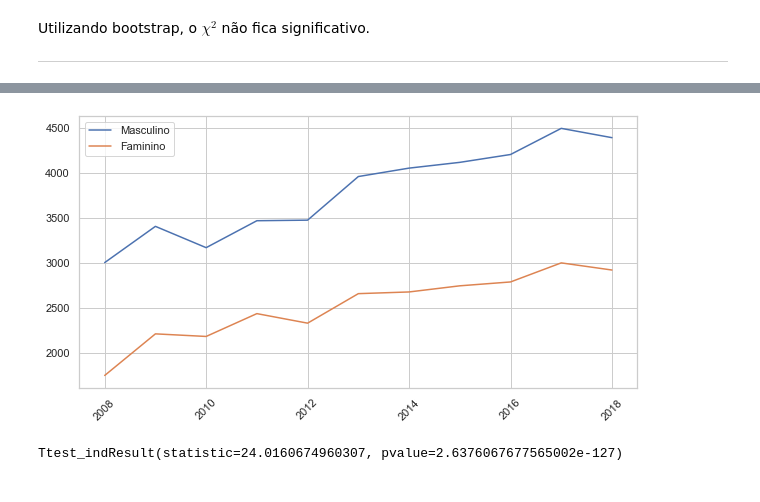
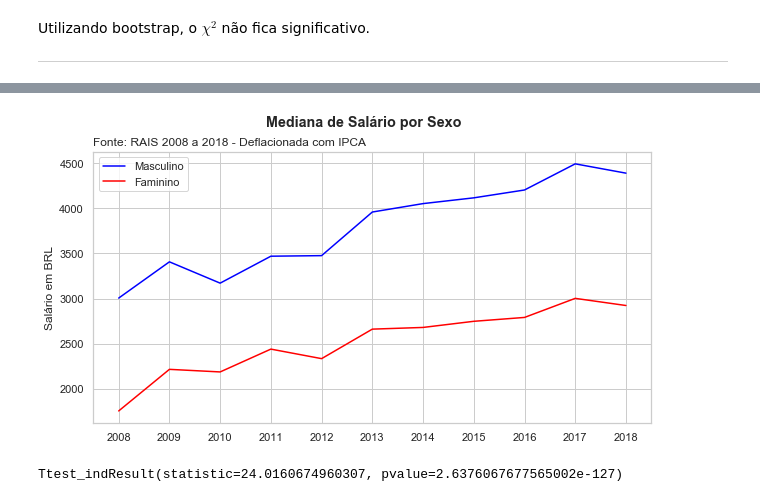
Before and after one commit to neylsoncrepalde/diversidade_mercado_ia, a Jupyter notebook: src/exploratoria.ipynb, the cells around one changed output, grey strips where cells are left out. Cells and saved outputs as stored; diff of their text form; code cells hidden in the pictures.

Commit message:
serie de salario deflacionada

```diff
--- a/src/exploratoria.ipynb
+++ b/src/exploratoria.ipynb
@@ -352,16 +352,20 @@ def deflate(nominal_values, nominal_dates, real_date, index='ipca'):
 
     return (indice.loc[indice.VALDATA.isin(nominal_dates),'indx'] * nominal_values).values
 # %%
-plt.figure(figsize=(10,5))
-plt.plot(list(range(2008, 2019)), deflate(ddd.loc[ddd['Sexo Trabalhador'] == 'Masculino', 'Vl Remun Média Nom'].values,
-       datas, '2020-01-01'), label='Masculino')
-plt.plot(list(range(2008, 2019)), deflate(ddd.loc[ddd['Sexo Trabalhador'] == 'Feminino', 'Vl Remun Média Nom'].values,
-       datas, '2020-01-01'), label='Faminino')
-plt.xticks(rotation=45)
-plt.legend()
-plt.show()
+sal_m = deflate(ddd.loc[ddd['Sexo Trabalhador'] == 'Masculino', 'Vl Remun Média Nom'], datas, '2020-01-01')
+sal_f = deflate(ddd.loc[ddd['Sexo Trabalhador'] == 'Feminino', 'Vl Remun Média Nom'], datas, '2020-01-01')
-# %% [output]
-[figure, removed]
+# %%
+plt.figure(figsize=(10,5))
+plt.plot(list(range(2008, 2019)), sal_m, label='Masculino', c='blue')
+plt.plot(list(range(2008, 2019)), sal_f, label='Faminino', c='red')
+plt.xticks(np.array(range(2008, 2019)))
+plt.suptitle("Mediana de Salário por Sexo", fontweight="bold", fontsize="large")
+plt.title("Fonte: RAIS 2008 a 2018 - Deflacionada com IPCA", loc='left')
+plt.ylabel("Salário em BRL")
+plt.legend()
+plt.show()
+# %% [output]
+[figure, added]
 # %%
 stats.ttest_ind(sud.loc[sud["Sexo Trabalhador"] == "Masculino","Qtd Hora Contr"],
                         sud.loc[sud["Sexo Trabalhador"] == "Feminino","Qtd Hora Contr"])
```
